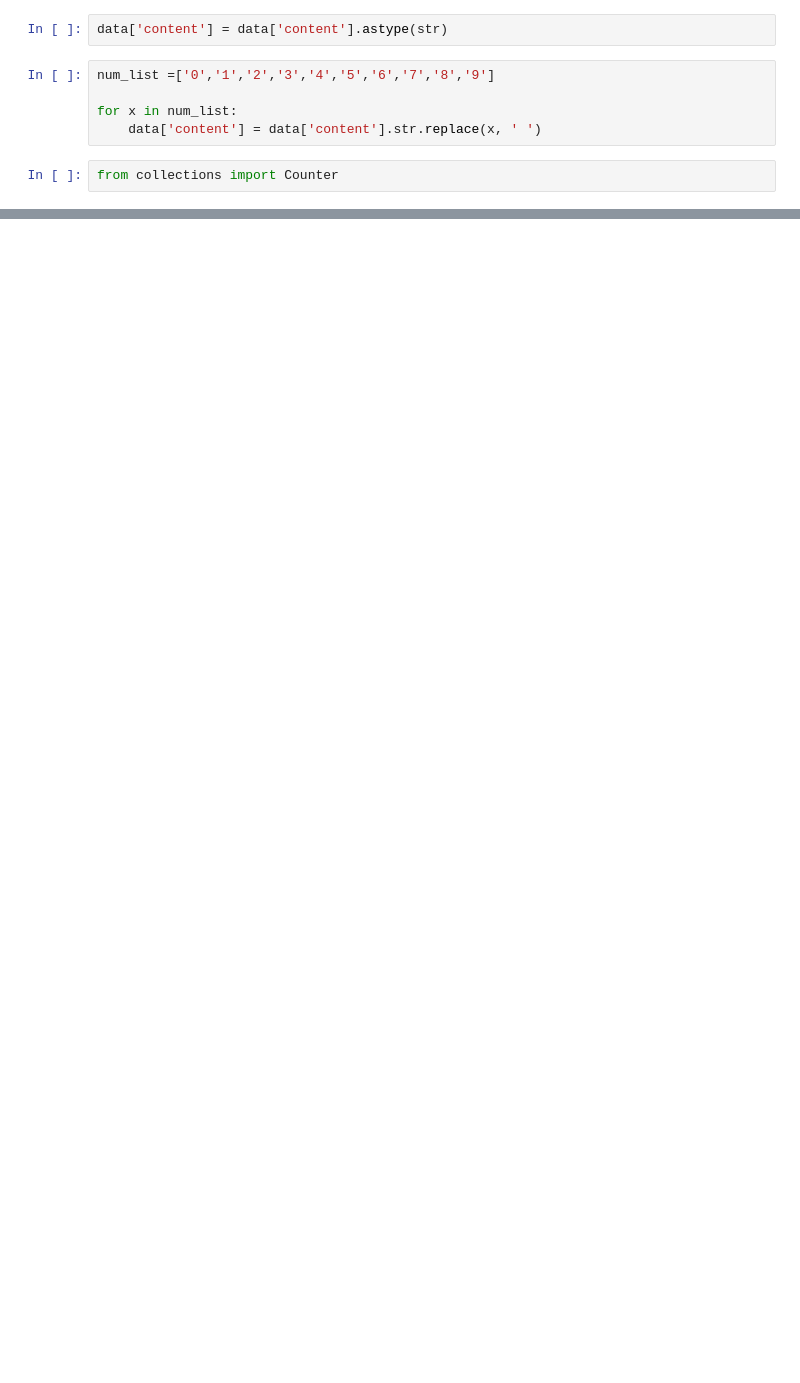
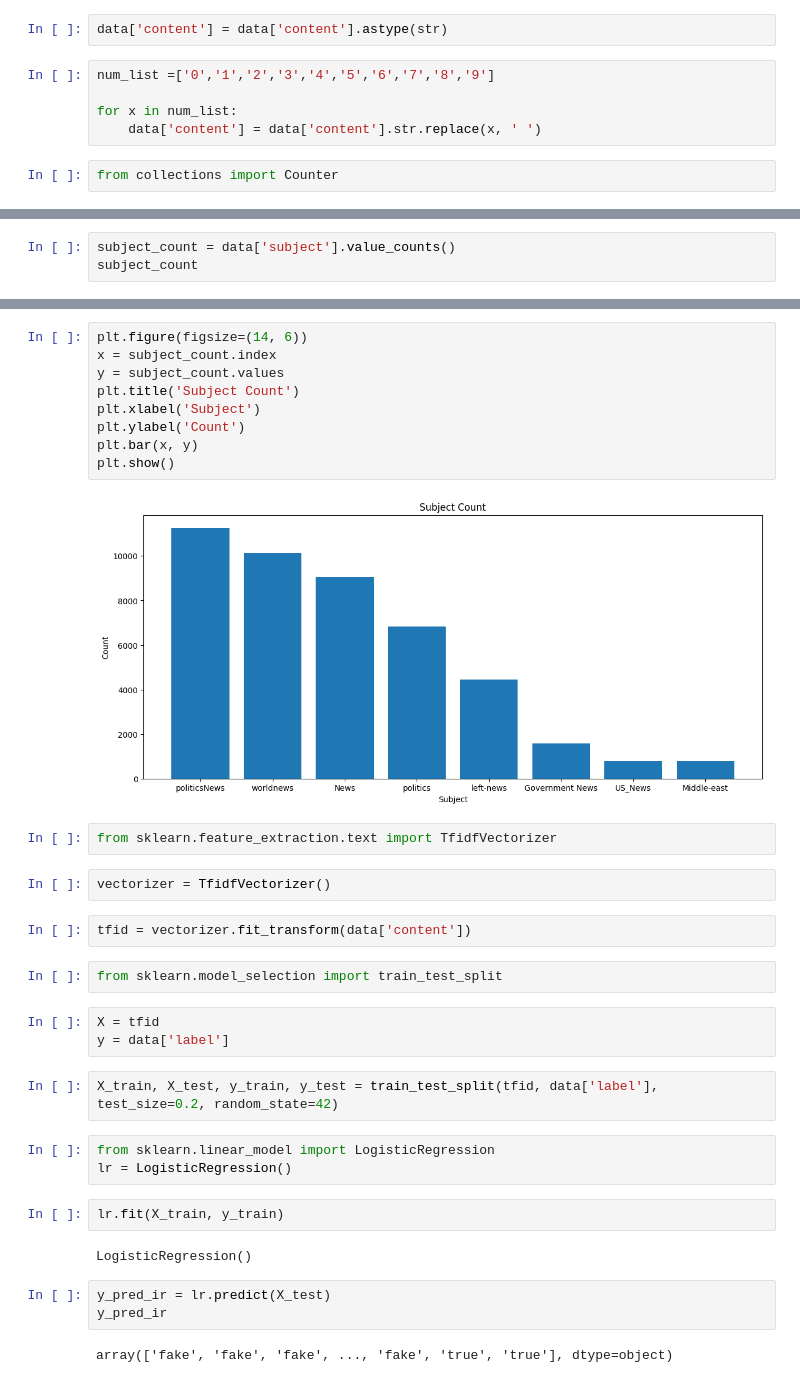
Before and after one commit to Anas-S-Muhammed/Fake_News_Detector_model, a Jupyter notebook: fake_news_model.ipynb, the cells around one changed output, grey strips where cells are left out. Saved outputs shown, nothing was run; the diff lists cells and outputs as text; blank space fills up the shorter version.

```diff
--- a/fake_news_model.ipynb
+++ b/fake_news_model.ipynb
@@ -127,0 +258,3 @@ counter_ = Counter(data['content'])
+# %%
+subject_count = data['subject'].value_counts()
+subject_count
@@ -127,0 +273,36 @@ counter_ = Counter(data['content'])
+# %%
+plt.figure(figsize=(14, 6))
+x = subject_count.index
+y = subject_count.values
+plt.title('Subject Count')
+plt.xlabel('Subject')
+plt.ylabel('Count')
+plt.bar(x, y)
+plt.show()
+# %% [output]
+[figure, added]
+# %%
+from sklearn.feature_extraction.text import TfidfVectorizer
+# %%
+vectorizer = TfidfVectorizer()
+# %%
+tfid = vectorizer.fit_transform(data['content'])
+# %%
+from sklearn.model_selection import train_test_split
+# %%
+X = tfid
+y = data['label']
+# %%
+X_train, X_test, y_train, y_test = train_test_split(tfid, data['label'], test_size=0.2, random_state=42)
+# %%
+from sklearn.linear_model import LogisticRegression
+lr = LogisticRegression()
+# %%
+lr.fit(X_train, y_train)
+# %% [output]
+LogisticRegression()
+# %%
+y_pred_ir = lr.predict(X_test)
+y_pred_ir
+# %% [output]
+array(['fake', 'fake', 'fake', ..., 'fake', 'true', 'true'], dtype=object)
```
Also changed, not shown: parts of 31 cells of this notebook.
